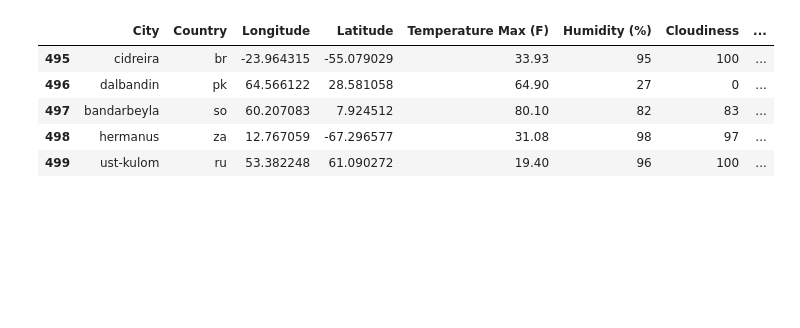
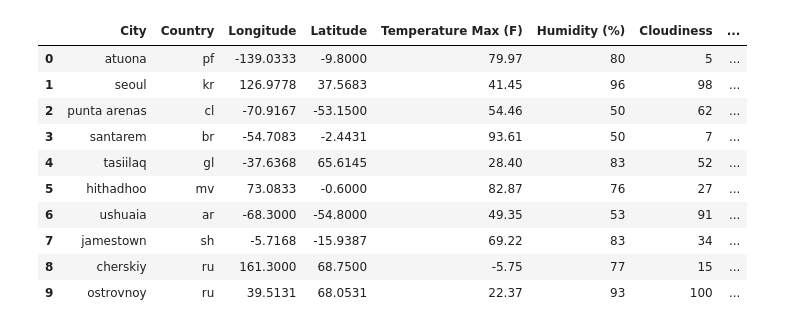
Before and after one commit to jtstrauch58/python-api-challenge, a Jupyter notebook: WeatherPy/HW3.ipynb, the cells around one changed output. Saved outputs shown, nothing was run; the diff lists cells and outputs as text; code cells hidden in the pictures; blank space fills up the shorter version.

```diff
--- a/WeatherPy/HW3.ipynb
+++ b/WeatherPy/HW3.ipynb
@@ -28,8 +28,10 @@ data_dict = []
 city_dict = []
 
 num_cities = 0
+counter = 10
+hemisphere = [0 for x in range(counter)]
 
-while num_cities < 50:
+while num_cities < counter:
     lat_rnd = random.uniform(-90,90)
     lng_rnd = random.uniform(-180,180)
     city = citipy.nearest_city(lat_rnd, lng_rnd)
@@ -38,17 +40,15 @@ while num_cities < 50:
     ctry_rnd = city.country_code
     ctry_rnd = ctry_rnd.replace("''","")
 
-
     url ="http://api.openweathermap.org/data/2.5/weather?q=" + city_rnd + "," + ctry_rnd + "&appid=a7a1f8581953b7105f0c5ef795920a44"
 
     data = requests.get(url).json()
+
     if data['cod']=='404':
         continue
     else:
         lat_new = data["coord"]['lat']
         lng_new = data['coord']['lon']
-        print(lat_new)
-        print(lng_new)
         nearest_city.append(city_rnd)
         nearest_ctry.append(ctry_rnd)
 
@@ -58,20 +58,20 @@ while num_cities < 50:
         lat.append(lat_new)
         lng.append(lng_new)
         data_dict.append(data_latlong)
+
+        if lat_new >= 0:
+            hemisphere[num_cities] = "Northern"
+        else:
+            hemisphere[num_cities] = "Southern"
+
+        temp_day.append(data_latlong['daily'][0]['temp']['day'])
+        temp_night.append(data_latlong['daily'][0]['temp']['night'])
+        temp_max.append(data_latlong['daily'][0]['temp']['max'])
+        humidity.append(data_latlong['daily'][0]['humidity'])
+        clouds.append(data_latlong['daily'][0]['clouds'])
+        wind.append(data_latlong['daily'][0]['wind_speed'])
+        time_utc = int(data_latlong['daily'][0]['dt'])
+        time.append(datetime.utcfromtimestamp(time_utc).strftime('%Y-%m-%d'))
+
         num_cities += 1
-
-
-
-#     hemisphere = [0 for x in range(num_cities)]
-
-# for x in range(num_cities):
-
-#     temp_day.append(data_dict[x]['daily'][0]['temp']['day'])
-#     temp_night.append(data_dict[x]['daily'][0]['temp']['night'])
-#     temp_max.append(data_dict[x]['daily'][0]['temp']['max'])
-#     humidity.append(data_dict[x]['daily'][0]['humidity'])
-#     clouds.append(data_dict[x]['daily'][0]['clouds'])
-#     wind.append(data_dict[x]['daily'][0]['wind_speed'])
-#     time_utc = int(data_dict[x]['daily'][0]['dt'])
-#     time.append(datetime.utcfromtimestamp(time_utc).strftime('%Y-%m-%d'))
 # %% [output]
@@ -95,24 +91,29 @@ while num_cities < 50:
 # %%
 
 weather_df = pd.DataFrame(
     {'City': nearest_city,
      'Country':nearest_ctry,
      'Longitude': lng,
      'Latitude': lat,
      'Temperature Max (F)': temp_max,
      'Humidity (%)': humidity,
      'Cloudiness': clouds,
      'Wind Speed (mph)': wind,
      'Hemisphere': hemisphere
     })
-weather_df.tail()
+weather_df
 # %% [output]
 |  | City | Country | Longitude | Latitude | Temperature Max (F) | Humidity (%) | Cloudiness | ... |
-| 495 | cidreira | br | -23.964315 | -55.079029 | 33.93 | 95 | 100 | ... |
-| 496 | dalbandin | pk | 64.566122 | 28.581058 | 64.90 | 27 | 0 | ... |
-| 497 | bandarbeyla | so | 60.207083 | 7.924512 | 80.10 | 82 | 83 | ... |
-| 498 | hermanus | za | 12.767059 | -67.296577 | 31.08 | 98 | 97 | ... |
-| 499 | ust-kulom | ru | 53.382248 | 61.090272 | 19.40 | 96 | 100 | ... |
+| 0 | atuona | pf | -139.0333 | -9.8000 | 79.97 | 80 | 5 | ... |
+| 1 | seoul | kr | 126.9778 | 37.5683 | 41.45 | 96 | 98 | ... |
+| 2 | punta arenas | cl | -70.9167 | -53.1500 | 54.46 | 50 | 62 | ... |
+| 3 | santarem | br | -54.7083 | -2.4431 | 93.61 | 50 | 7 | ... |
+| 4 | tasiilaq | gl | -37.6368 | 65.6145 | 28.40 | 83 | 52 | ... |
+| 5 | hithadhoo | mv | 73.0833 | -0.6000 | 82.87 | 76 | 27 | ... |
+| 6 | ushuaia | ar | -68.3000 | -54.8000 | 49.35 | 53 | 91 | ... |
+| 7 | jamestown | sh | -5.7168 | -15.9387 | 69.22 | 83 | 34 | ... |
+| 8 | cherskiy | ru | 161.3000 | 68.7500 | -5.75 | 77 | 15 | ... |
+| 9 | ostrovnoy | ru | 39.5131 | 68.0531 | 22.37 | 93 | 100 | ... |
 # %%
 for x in range(4):
     x_values = weather_df['Latitude']
```
Also changed, not shown: parts of 3 cells of this notebook, 8 other files.
